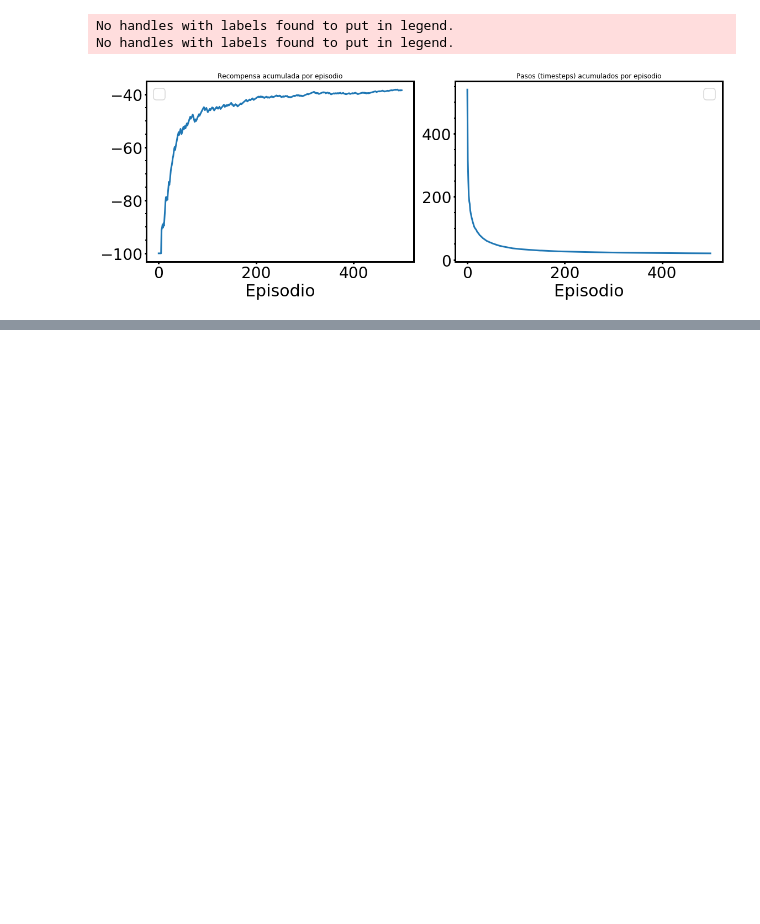
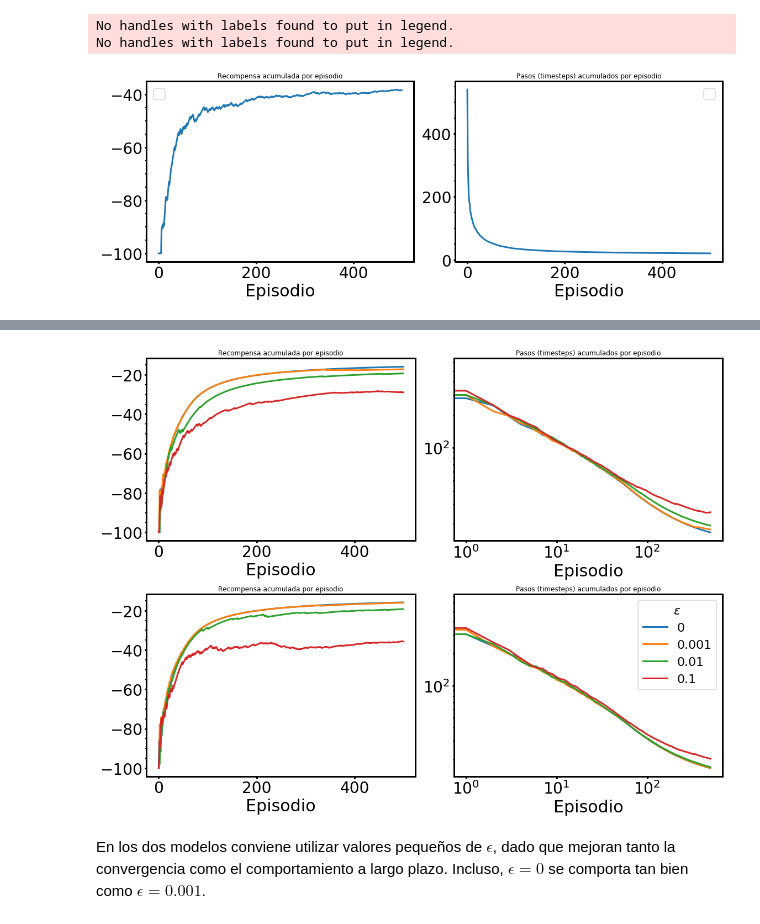
Before and after one commit to nahuelalmeira/reinforcement, a Jupyter notebook: Lab1_Almeira.ipynb, the cells around one changed output, grey strips where cells are left out. Drawn from its saved outputs; the diff is of its cells as text; code cells hidden in the pictures; blank space fills up the shorter version.

```diff
--- a/Lab1_Almeira.ipynb
+++ b/Lab1_Almeira.ipynb
@@ -300,0 +519,40 @@ plt.show()
+# %%
+## Plot reward
+ncols = 2
+nrows = 2
+fig, axes = plt.subplots(figsize=(8*ncols, 6*nrows), ncols=ncols, nrows=nrows)
+
+for ax in axes.flatten():
+    ax.set_xlabel('Episodio')
+
+ax = axes[0][0]
+for epsilon in epsilon_values:
+    plot_reward_per_episode(reward_eps['SARSA'][epsilon], ax)
+#ax.legend()
+
+ax = axes[0][1]
+ax.set_xscale('log')
+ax.set_yscale('log')
+for epsilon in epsilon_values:
+    plot_steps_per_episode_smooth(timesteps_eps['SARSA'][epsilon], ax)
+#ax.legend()
+
+ax = axes[1][0]
+for epsilon in epsilon_values:
+    plot_reward_per_episode(reward_eps['Q'][epsilon], ax)
+#ax.legend()
+
+ax = axes[1][1]
+ax.set_xscale('log')
+ax.set_yscale('log')
+for epsilon in epsilon_values:
+    plot_steps_per_episode_smooth(timesteps_eps['Q'][epsilon], ax, label=r'${{{}}}$'.format(epsilon))
+legend = ax.legend(fontsize=22)
+legend.set_title(r'$\epsilon$', prop={'size': 22})
+
+plt.tight_layout()
+plt.show()
+# %% [output]
+[figure, added]
+# %% [markdown]
+En los dos modelos conviene utilizar valores pequeños de $\epsilon$, dado que mejoran tanto la convergencia como el comportamiento a largo plazo. Incluso, $\epsilon = 0$ se comporta tan bien como $\epsilon = 0.001$.
```
Also changed, not shown: parts of 14 cells of this notebook.
